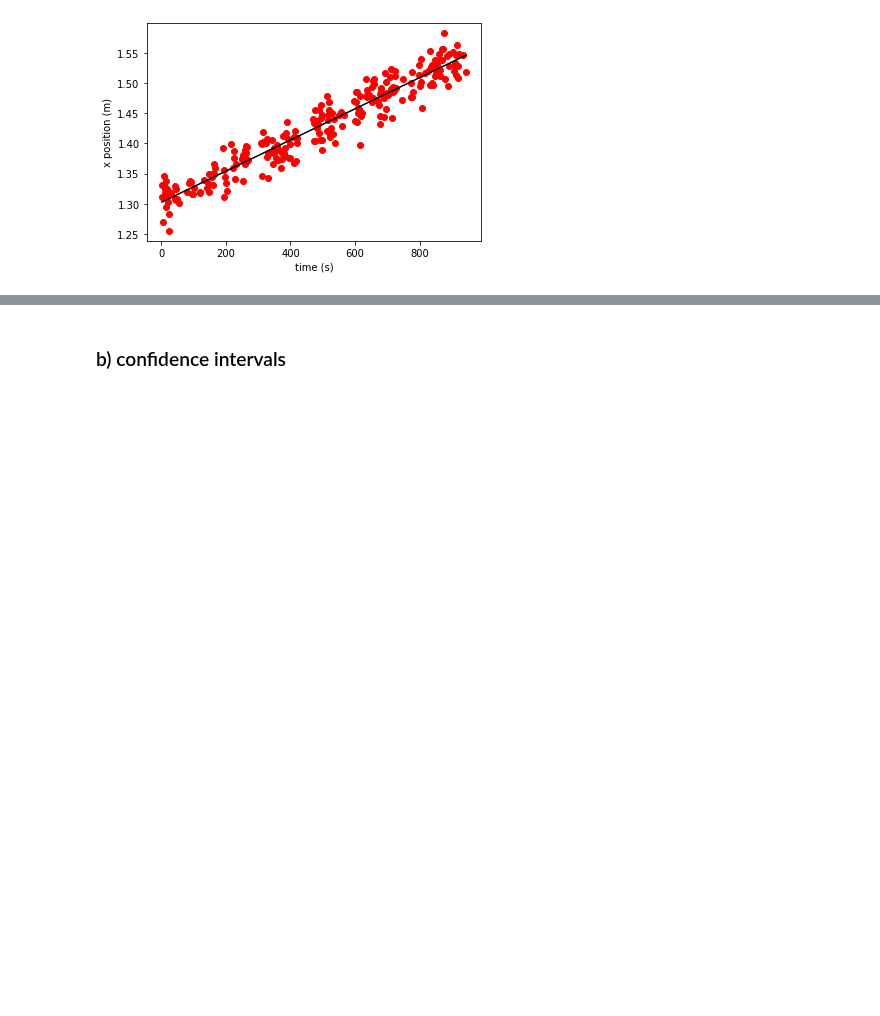
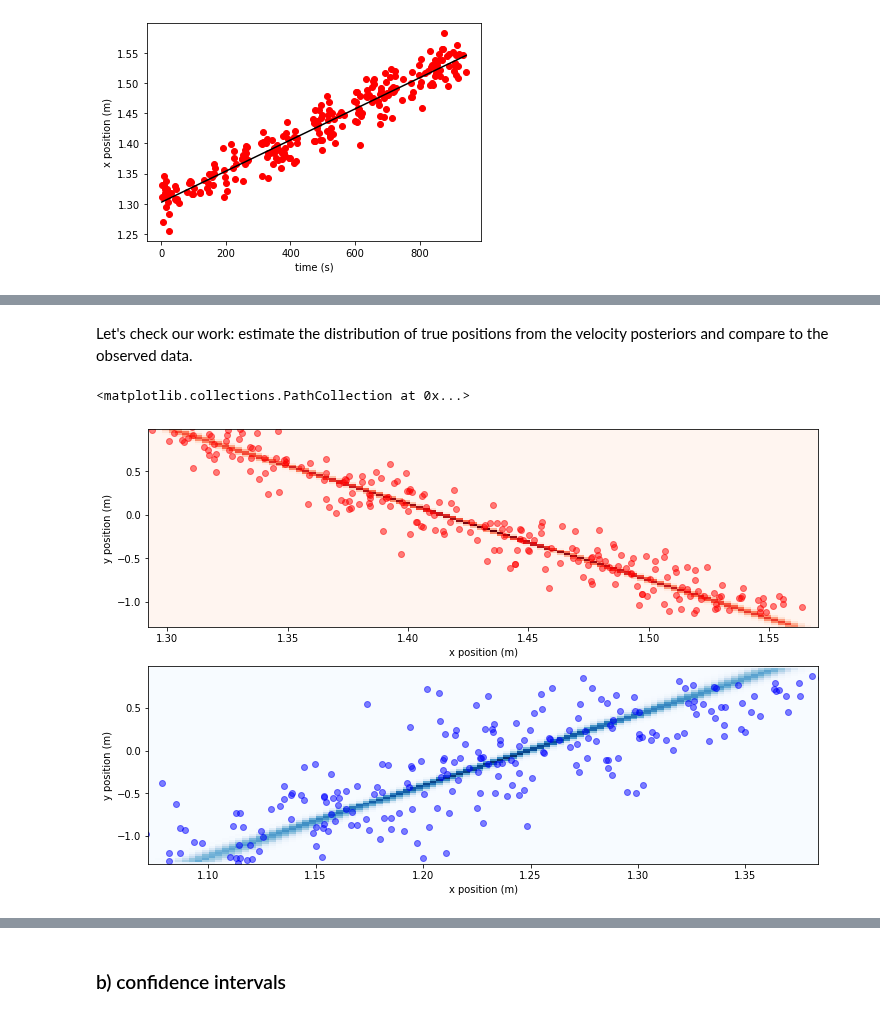
Before and after one commit to zbalewski/python-ay250-homework, a Jupyter notebook: hw_8/hw_8_notebook.ipynb, the cells around one changed output, grey strips where cells are left out. Drawn from its saved outputs; the diff is of its cells as text; code cells hidden in the pictures; blank space fills up the shorter version.

```diff
--- a/hw_8/hw_8_notebook.ipynb
+++ b/hw_8/hw_8_notebook.ipynb
@@ -238 +226,79 @@ Sampling 2 chains for 1_000 tune and 2_000 draw iterations (2_000 + 4_000 draws
+# %% [markdown]
+Let's check our work: estimate the distribution of true positions from the velocity posteriors and compare to the observed data.
+# %%
+def show_position_estimate(t, V_x, V_y, off_x, off_y, ax, cmap):
+    """
+    Estimate the true object position from the velocity
+    posteriors; show with 2D hist
+
+    Paramters
+    ---------
+    t : np vector
+        time points to calculate estimate
+    V_x : np vector
+        MCMC samples of velocity in x direction
+    V_y : np vector
+        MCMC samples of velocity in y direction
+    off_x : np vector
+        constant offset in x direction, for each V_x
+    off_y : np vector
+        constant offset in y direction, for each V_y
+    ax : plt subplot
+        subplot for 2D hist of x, y position
+    color : "r" or "b"
+        object color
+
+    Returns
+    -------
+    x_guess : np array
+        estimated x position, for each MCMC sample x time
+    y_guess : np array
+        estimated y position, for each MCMC sample x time
+
+    """
+
+    nt = np.max(t.shape) # number of time points
+    ns = np.max(V_x.shape) # number of MCMC samples
+
+    # reshape vectors for matmul
+    t_row = t.reshape((1, nt))
+    V_x_col = V_x.reshape((ns, 1))
+    V_y_col = V_y.reshape((ns, 1))
+    off_x_col = off_x.reshape((ns, 1))
+    off_y_col = off_y.reshape((ns, 1))
+
+    # get the x, y positions for each MCMC sample
+    x_guess = np.matmul(V_x_col, t_row) + off_x_col
+    y_guess = np.matmul(V_y_col, t_row) + off_y_col
+
+    # let's make a 2D histogram!
+    ax.hist2d(x_guess.flatten(), y_guess.flatten(),
+              bins = 100, cmap=cmap)
+    ax.set_xlabel('x position (m)')
+    ax.set_ylabel('y position (m)')
+
+    return x_guess, y_guess
+
+# compare estimates with observed data
+t = np.linspace(0, 999, 1000)
+
+fig = plt.figure(figsize=(12, 8))
+
+ax_r = fig.add_subplot(2, 1, 1)
+red_x_guess, red_y_guess = show_position_estimate(t, V_red_x, V_red_y,
+                       off_red_x, off_red_y,
+                       ax_r, "Reds")
+ax_r.scatter(data["red_pos_X"], data["red_pos_Y"],
+             c="r", alpha=0.5)
+
+
+ax_b = fig.add_subplot(2, 1, 2)
+blue_x_guess, blue_y_guess = show_position_estimate(t, V_blue_x, V_blue_y,
+                       off_blue_x, off_blue_y,
+                       ax_b, "Blues")
+ax_b.scatter(data["blue_pos_X"], data["blue_pos_Y"],
+             c="b", alpha=0.5)
+# %% [output]
+<matplotlib.collections.PathCollection at 0x...>
+[figure, added]
 # %% [markdown]
```
Also changed, not shown: parts of 21 cells of this notebook.
